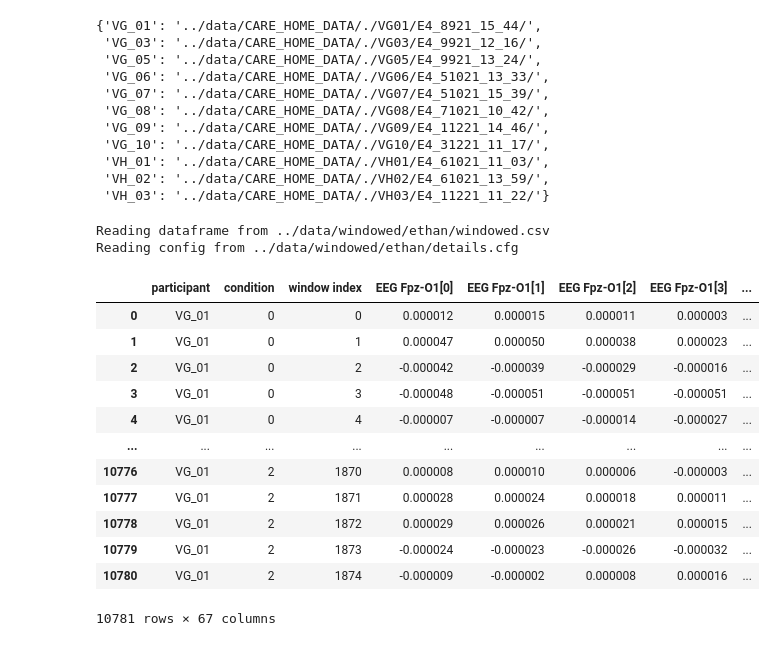
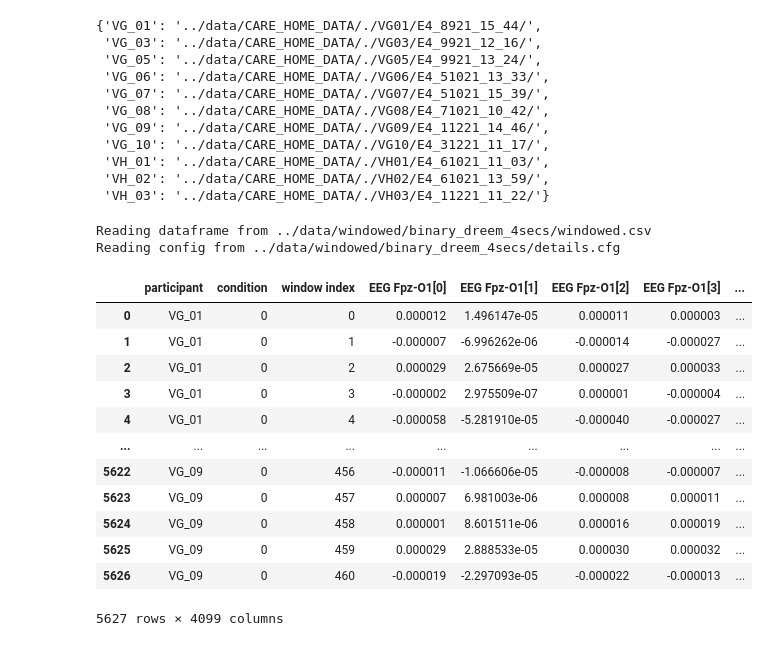
Before and after one commit to lukedickens/predicament, a Jupyter notebook: notebooks/simply_load_and_inspect_data.ipynb, the cells around one changed output. Saved outputs shown, nothing was run; the diff lists cells and outputs as text; code cells hidden in the pictures.

```diff
--- a/notebooks/simply_load_and_inspect_data.ipynb
+++ b/notebooks/simply_load_and_inspect_data.ipynb
@@ -95,22 +97,22 @@ E4_FULL_DIRPATHS
  'VH_02': '../data/CARE_HOME_DATA/./VH02/E4_61021_13_59/',
  'VH_03': '../data/CARE_HOME_DATA/./VH03/E4_11221_11_22/'}
 # %%
-subdir = 'ethan'
+subdir = 'binary_dreem_4secs'
 df, config = load_windowed_data_and_config(subdir)
 df
 # %% [output]
-Reading dataframe from ../data/windowed/ethan/windowed.csv
-Reading config from ../data/windowed/ethan/details.cfg
+Reading dataframe from ../data/windowed/binary_dreem_4secs/windowed.csv
+Reading config from ../data/windowed/binary_dreem_4secs/details.cfg
 |  | participant | condition | window index | EEG Fpz-O1[0] | EEG Fpz-O1[1] | EEG Fpz-O1[2] | EEG Fpz-O1[3] | ... |
-| 0 | VG_01 | 0 | 0 | 0.000012 | 0.000015 | 0.000011 | 0.000003 | ... |
-| 1 | VG_01 | 0 | 1 | 0.000047 | 0.000050 | 0.000038 | 0.000023 | ... |
-| 2 | VG_01 | 0 | 2 | -0.000042 | -0.000039 | -0.000029 | -0.000016 | ... |
-| 3 | VG_01 | 0 | 3 | -0.000048 | -0.000051 | -0.000051 | -0.000051 | ... |
-| 4 | VG_01 | 0 | 4 | -0.000007 | -0.000007 | -0.000014 | -0.000027 | ... |
+| 0 | VG_01 | 0 | 0 | 0.000012 | 1.496147e-05 | 0.000011 | 0.000003 | ... |
+| 1 | VG_01 | 0 | 1 | -0.000007 | -6.996262e-06 | -0.000014 | -0.000027 | ... |
+| 2 | VG_01 | 0 | 2 | 0.000029 | 2.675669e-05 | 0.000027 | 0.000033 | ... |
+| 3 | VG_01 | 0 | 3 | -0.000002 | 2.975509e-07 | 0.000001 | -0.000004 | ... |
+| 4 | VG_01 | 0 | 4 | -0.000058 | -5.281910e-05 | -0.000040 | -0.000027 | ... |
 | ... | ... | ... | ... | ... | ... | ... | ... | ... |
-| 10776 | VG_01 | 2 | 1870 | 0.000008 | 0.000010 | 0.000006 | -0.000003 | ... |
-| 10777 | VG_01 | 2 | 1871 | 0.000028 | 0.000024 | 0.000018 | 0.000011 | ... |
-| 10778 | VG_01 | 2 | 1872 | 0.000029 | 0.000026 | 0.000021 | 0.000015 | ... |
-| 10779 | VG_01 | 2 | 1873 | -0.000024 | -0.000023 | -0.000026 | -0.000032 | ... |
-| 10780 | VG_01 | 2 | 1874 | -0.000009 | -0.000002 | 0.000008 | 0.000016 | ... |
+| 5622 | VG_09 | 0 | 456 | -0.000011 | -1.066606e-05 | -0.000008 | -0.000007 | ... |
+| 5623 | VG_09 | 0 | 457 | 0.000007 | 6.981003e-06 | 0.000008 | 0.000011 | ... |
+| 5624 | VG_09 | 0 | 458 | 0.000001 | 8.601511e-06 | 0.000016 | 0.000019 | ... |
+| 5625 | VG_09 | 0 | 459 | 0.000029 | 2.888533e-05 | 0.000030 | 0.000032 | ... |
+| 5626 | VG_09 | 0 | 460 | -0.000019 | -2.297093e-05 | -0.000022 | -0.000013 | ... |
-10781 rows × 67 columns
+5627 rows × 4099 columns
```
Also changed, not shown: parts of 8 cells of this notebook, 7 other files.
